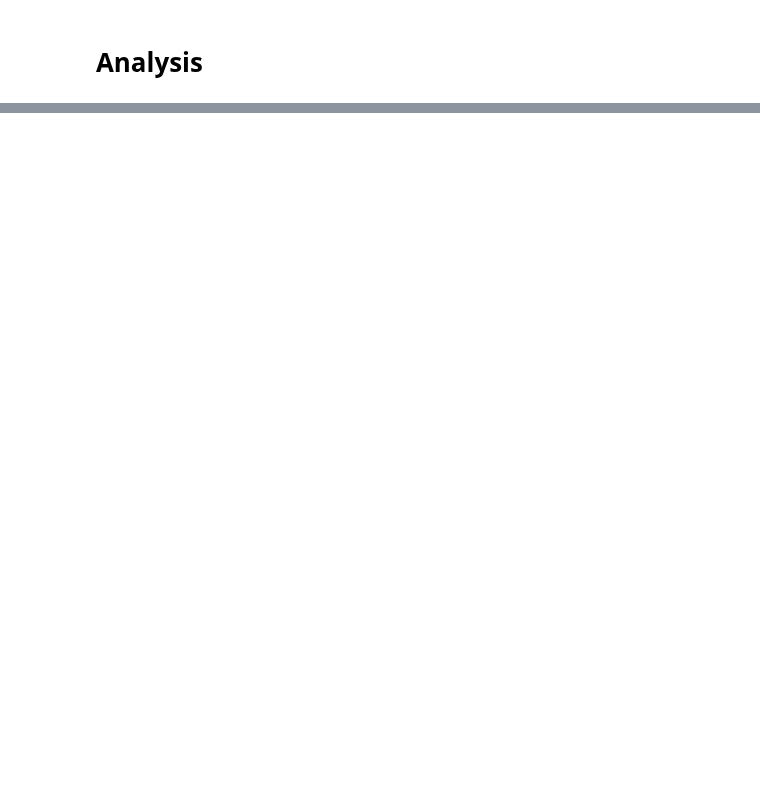
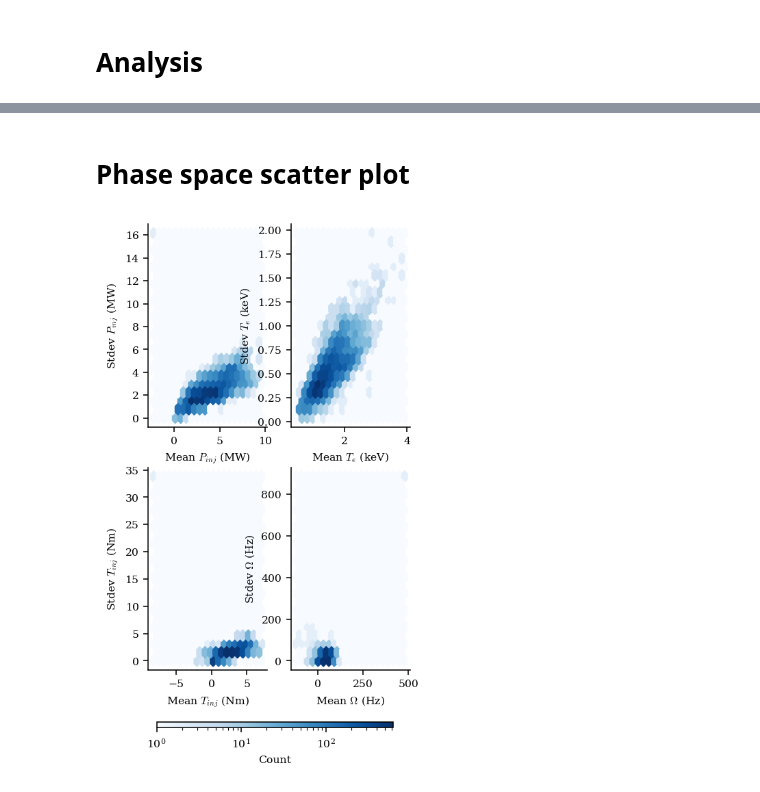
Before and after one commit to PlasmaControl/plasma-profile-predictor, a Jupyter notebook: notebooks/plots_for_paper.ipynb, the cells around one changed output, grey strips where cells are left out. Cells and saved outputs as stored; diff of their text form; code cells hidden in the pictures; blank space fills up the shorter version.

```diff
--- a/notebooks/plots_for_paper.ipynb
+++ b/notebooks/plots_for_paper.ipynb
@@ -1150,0 +650,9 @@ s2/c
+# %% [markdown]
+# Phase space scatter plot
+# %%
+test_data_path = '/scratch/gpfs/jabbate/full_data_with_error/train_data.pkl'
+with open(test_data_path,'rb') as f:
+    rawdata = pickle.load(f,encoding='latin1')
+# %%
+shots = list(rawdata.keys())
+nshots = len(shots)
@@ -1150,0 +674,44 @@ s2/c
+# %%
+sigs1d = ['pinj','tinj','target_density','gasA','curr_target']
+sigs2d = ['temp','dens','rotation']
+sigs = sigs1d + sigs2d
+data = {sig:{'mean':np.zeros(nshots),'std':np.full(nshots,np.nan)} for sig in sigs}
+
+for i, shot in enumerate(shots):
+    if set(sigs).issubset(set(rawdata[shot].keys())):
+        for sig in sigs:
+            if sig in sigs1d:
+                data[sig]['mean'][i], data[sig]['std'][i] = stats_1d(rawdata[shot][sig])
+            elif sig in sigs2d:
+                data[sig]['mean'][i], data[sig]['std'][i] = stats_2d(rawdata[shot][sig])
+# %%
+sig = 'temp'
+fig, axes = plt.subplots(2,2,figsize=(3.5,6))
+
+hb = axes[0,0].hexbin(data['pinj']['mean']/1000,data['pinj']['std']/1000,cmap='Blues',bins='log',mincnt=0,gridsize=20)
+axes[0,0].tick_params(axis='both', which='major', labelsize=8)
+axes[0,0].set_xlabel('Mean $P_{inj}$ (MW)', fontsize=8)
+axes[0,0].set_ylabel('Stdev $P_{inj}$ (MW)', fontsize=8)
+
+
+axes[0,1].hexbin(data['temp']['mean'],data['temp']['std'],cmap='Blues',bins='log',mincnt=0,gridsize=20)
+axes[0,1].tick_params(axis='both', which='major', labelsize=8)
+axes[0,1].set_xlabel('Mean $T_{e}$ (keV)', fontsize=8)
+axes[0,1].set_ylabel('Stdev $T_{e}$ (keV)', fontsize=8)
+
+axes[1,0].hexbin(data['tinj']['mean'],data['tinj']['std'],cmap='Blues',bins='log',mincnt=0,gridsize=20)
+axes[1,0].tick_params(axis='both', which='major', labelsize=8)
+axes[1,0].set_xlabel('Mean $T_{inj}$ (Nm)', fontsize=8)
+axes[1,0].set_ylabel('Stdev $T_{inj}$ (Nm)', fontsize=8)
+
+axes[1,1].hexbin(data['rotation']['mean'],data['rotation']['std'],cmap='Blues',bins='log',mincnt=0,gridsize=20)
+axes[1,1].tick_params(axis='both', which='major', labelsize=8)
+axes[1,1].set_xlabel('Mean $\Omega$ (Hz)', fontsize=8)
+axes[1,1].set_ylabel('Stdev $\Omega$ (Hz)', fontsize=8)
+
+cbar_ax = fig.add_axes([0.15, 0.01, 0.7, 0.01])
+cb = fig.colorbar(hb, cax=cbar_ax, orientation='horizontal', fraction=.3)
+cb.set_label('Count', size=8)
+cb.ax.tick_params(labelsize=8)
+# %% [output]
+[figure, added]
```
Also changed, not shown: parts of 83 cells of this notebook, 42 other files.
